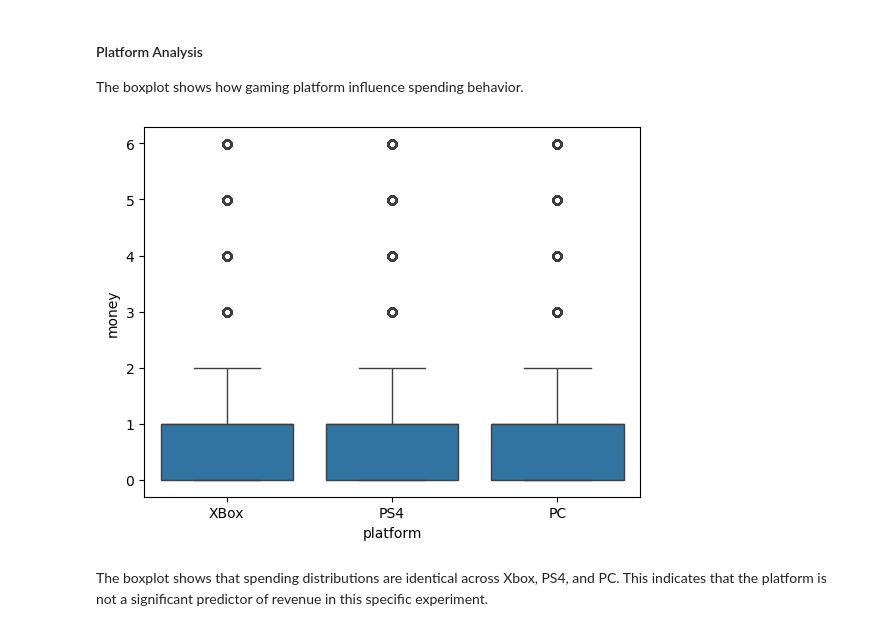
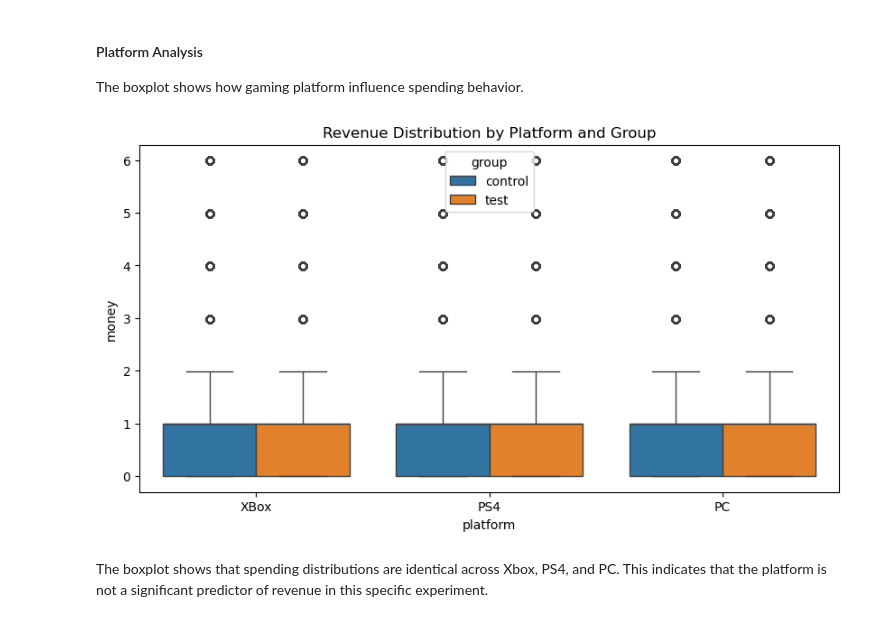
Before and after one commit to anna1kovalenko/A-B-Test-Analysis-for-Online-Shooter-Game, a Jupyter notebook: ABtest_project.ipynb, the cells around one changed output. Saved outputs shown, nothing was run; the diff lists cells and outputs as text; code cells hidden in the pictures.

```diff
--- a/ABtest_project.ipynb
+++ b/ABtest_project.ipynb
@@ -422,9 +422,12 @@ plt.show()
 
 The boxplot shows how gaming platform influence spending behavior.
 # %%
-sns.boxplot(x = "platform", y = "money", data = df_clean);
+plt.figure(figsize=(10, 5))
+sns.boxplot(x="platform", y="money", hue="group", data=df_clean)
+plt.title("Revenue Distribution by Platform and Group")
+plt.show()
 # %% [output]
-[figure, old version]
+[figure, new version]
 # %% [markdown]
 The boxplot shows that spending distributions are identical across Xbox, PS4, and PC. This indicates that the platform is not a significant predictor of revenue in this specific experiment.
 # %% [markdown]
```
